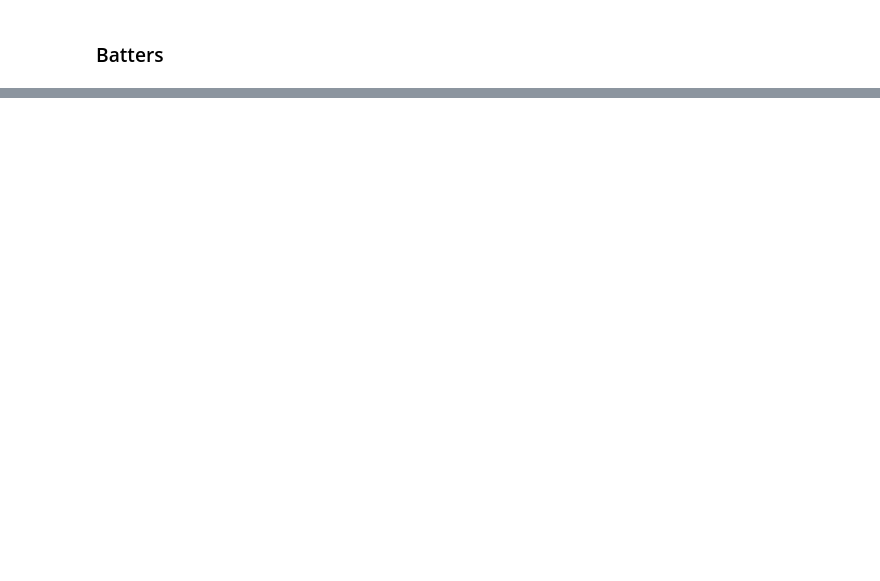
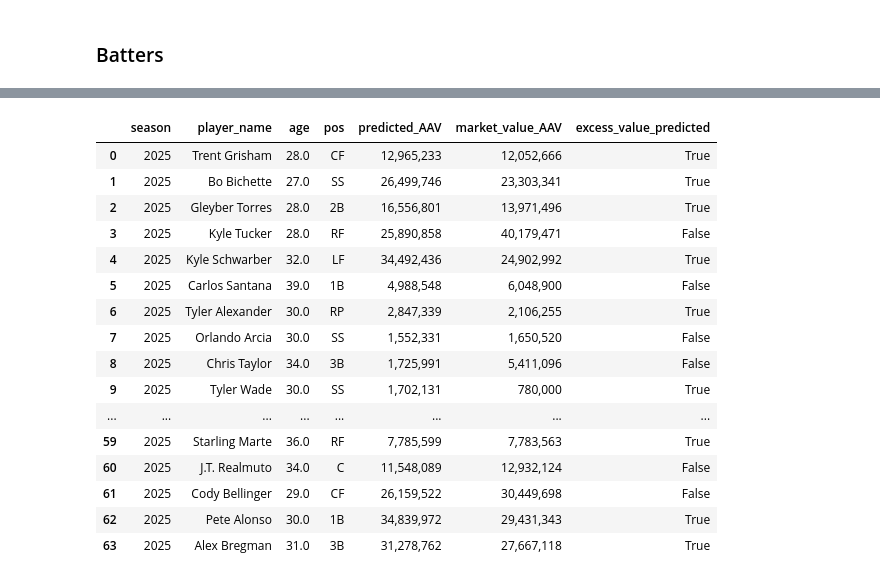
Before and after one commit to ben-gunnels/mlb-data-analysis, a Jupyter notebook: mlb-data-analysis/analysis/batter_salaries_projection.ipynb, the cells around one changed output, grey strips where cells are left out. Drawn from its saved outputs; the diff is of its cells as text; code cells hidden in the pictures; blank space fills up the shorter version.

Commit message:
Performed analysis for 2026 MLB Free Agents

```diff
--- a/mlb-data-analysis/analysis/batter_salaries_projection.ipynb
+++ b/mlb-data-analysis/analysis/batter_salaries_projection.ipynb
@@ -157,3 +274,11 @@ If the player did play but does not have a salary from bref_war, use the league
+# %%
+pre_statcast_drop_cols = [
+    col for col in free_agency.columns
+    if col.replace("_3yr_rolling", "") in statcast_cols
+]
+
+pre_statcast_free_agency = free_agency[free_agency["season"] < 2015].drop(pre_statcast_drop_cols, axis=1)
+statcast_free_agency = free_agency[free_agency["season"] >= 2015]
 # %%
 from sklearn.compose import ColumnTransformer
 from sklearn.impute import SimpleImputer
@@ -174,0 +407,59 @@ model = Pipeline([("pre", pre), ("est", XGBRegressor(n_estimators=800, max_depth
+# %%
+free_agent_batter_stats_2026 = free_agent_batter_stats[free_agent_batter_stats["season"] == 2025]
+all_free_agents_2026 = all_free_agents[all_free_agents["season"] == 2025]
+
+free_agency_2026 = all_free_agents_2026.merge(
+    free_agent_batter_stats_2026,
+    how="left",
+    left_on=["player_name", "season"],
+    right_on=["player_name", "season"]
+)
+
+free_agency_2026 = free_agency_2026.dropna(subset="fg_id").reset_index(drop=True)
+# %%
+X_test = free_agency_2026.drop(exclude_cols, axis=1)
+y_pred = model.predict(X_test)
+
+free_agency_2026["predicted_AAV"] = y_pred
+
+free_agency_predicted_values_2026 = pd.read_csv(FREE_AGENCY_2026_PATH)
+
+free_agency_2026_display = free_agency_2026[["season", "player_name", "age", "pos", "predicted_AAV"]]
+free_agency_2026_display = free_agency_2026_display.merge(free_agency_predicted_values_2026, how="left", on="player_name")
+
+free_agency_2026_display["excess_value_predicted"] = (
+    (free_agency_2026_display["predicted_AAV"] - free_agency_2026_display["market_value_AAV"])
+    .apply(lambda x: x > 0)
+)
+
+free_agency_2026_display["predicted_AAV"] = (
+    free_agency_2026_display["predicted_AAV"]
+    .apply(lambda x: f"{x:,.0f}")
+)
+
+free_agency_2026_display["market_value_AAV"] = (
+    free_agency_2026_display["market_value_AAV"]
+    .apply(lambda x: f"{x:,.0f}")
+)
+
+pd.set_option('display.max_rows', None)
+
+free_agency_2026_display
+# %% [output]
+|  | season | player_name | age | pos | predicted_AAV | market_value_AAV | excess_value_predicted |
+| 0 | 2025 | Trent Grisham | 28.0 | CF | 12,965,233 | 12,052,666 | True |
+| 1 | 2025 | Bo Bichette | 27.0 | SS | 26,499,746 | 23,303,341 | True |
+| 2 | 2025 | Gleyber Torres | 28.0 | 2B | 16,556,801 | 13,971,496 | True |
+| 3 | 2025 | Kyle Tucker | 28.0 | RF | 25,890,858 | 40,179,471 | False |
+| 4 | 2025 | Kyle Schwarber | 32.0 | LF | 34,492,436 | 24,902,992 | True |
+| 5 | 2025 | Carlos Santana | 39.0 | 1B | 4,988,548 | 6,048,900 | False |
+| 6 | 2025 | Tyler Alexander | 30.0 | RP | 2,847,339 | 2,106,255 | True |
+| 7 | 2025 | Orlando Arcia | 30.0 | SS | 1,552,331 | 1,650,520 | False |
+| 8 | 2025 | Chris Taylor | 34.0 | 3B | 1,725,991 | 5,411,096 | False |
+| 9 | 2025 | Tyler Wade | 30.0 | SS | 1,702,131 | 780,000 | True |
+| ... | ... | ... | ... | ... | ... | ... | ... |
+| 59 | 2025 | Starling Marte | 36.0 | RF | 7,785,599 | 7,783,563 | True |
+| 60 | 2025 | J.T. Realmuto | 34.0 | C | 11,548,089 | 12,932,124 | False |
+| 61 | 2025 | Cody Bellinger | 29.0 | CF | 26,159,522 | 30,449,698 | False |
+| 62 | 2025 | Pete Alonso | 30.0 | 1B | 34,839,972 | 29,431,343 | True |
+| 63 | 2025 | Alex Bregman | 31.0 | 3B | 31,278,762 | 27,667,118 | True |
```
Also changed, not shown: parts of 26 cells of this notebook, 2 other files.
